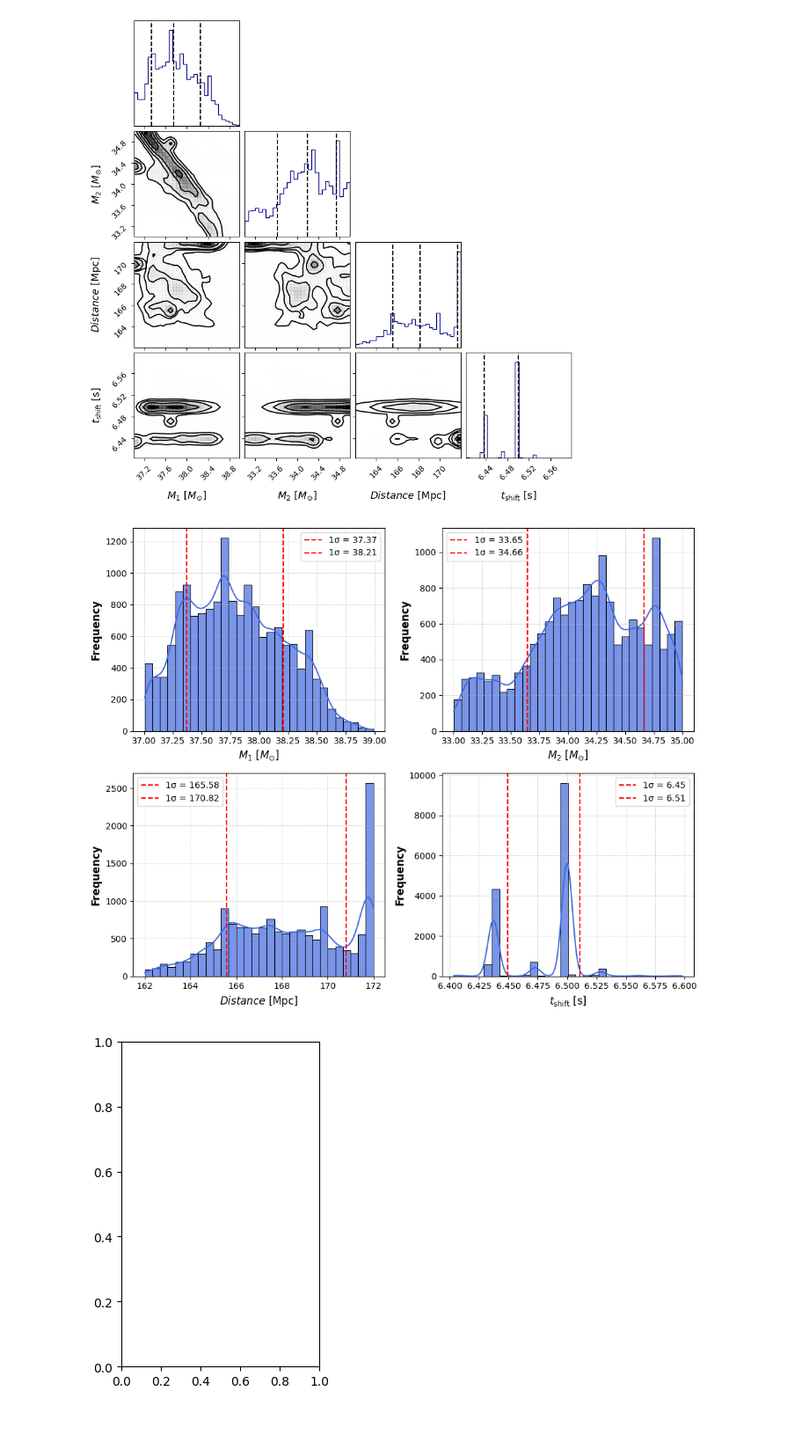
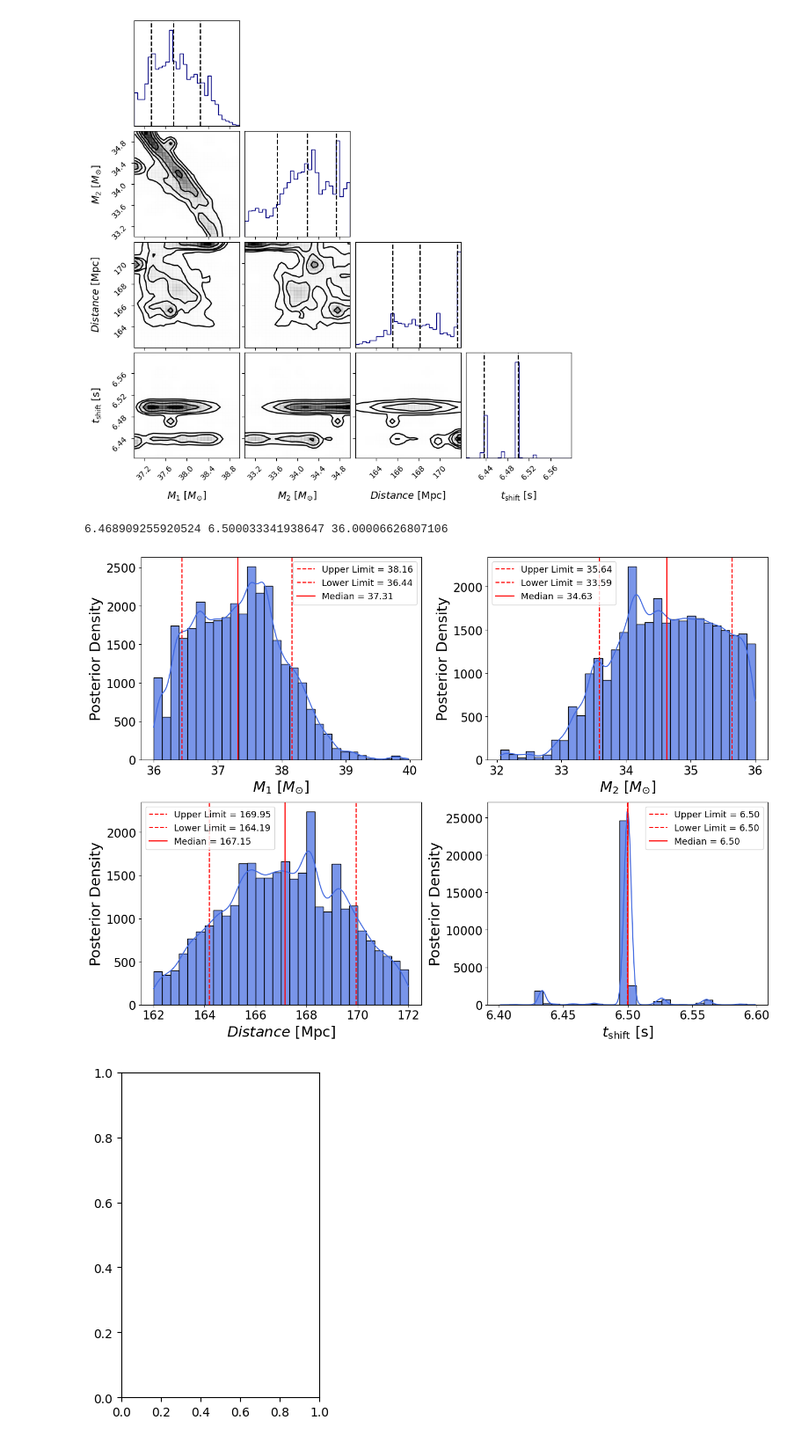
Before and after one commit to maxthebigcoda/astro-projects, a Jupyter notebook: parameter-estimation/unknown_data.ipynb, the cells around one changed output. Shown at 88% size. Drawn from its saved outputs; the diff is of its cells as text; code cells hidden in the pictures.

Commit message:
final notebook for unknown pre-generated gravitational wave data

```diff
--- a/parameter-estimation/unknown_data.ipynb
+++ b/parameter-estimation/unknown_data.ipynb
@@ -149,10 +149,10 @@ plt.plot(psd_interpolated)
 def log_prior(theta):
     M1,M2,D,time_shift = theta
 
-    if not(37 < M1 < 39):
+    if not(36 < M1 < 40):
         return - np.inf
 
-    if not(33 < M2 < 35):
+    if not(32 < M2 < 36):
         return -np.inf
 
     if not(162< D < 172):
@@ -242,9 +242,9 @@ ndim = 4
 
 # defining intitial array of guess (theta guesses)
 initial = np.empty((nwalkers, ndim))
-initial[:, 0] = np.random.uniform(37,39 , size=nwalkers)
+initial[:, 0] = np.random.uniform(36,40 , size=nwalkers)
 # initial[:, 1] = np.random.uniform(46, 50, size = nwalkers)#initial[:, 0])
-initial[:, 1] = np.random.uniform(33, 35,size = nwalkers)
+initial[:, 1] = np.random.uniform(32, 36,size = nwalkers)
 initial[:, 2] = np.random.uniform(162, 171, size=nwalkers)
 initial[:,3] = np.random.uniform(6.4,6.6, size = nwalkers)
 
@@ -260,10 +260,10 @@ initial[:,3] = np.random.uniform(6.4,6.6, size = nwalkers)
 sampler = emcee.EnsembleSampler(nwalkers, ndim, log_posterior, args=(data_final,psd_interpolated,delta_t,delta_f))#,moves= emcee.moves.StretchMove())
 
 #running the burn - in stage of the mcmc chain to allow the walker tp explore the space
-state = sampler.run_mcmc(initial, nsteps = 100,progress = True)
+state = sampler.run_mcmc(initial, nsteps = 1000,progress = True)
 sampler.reset()
 # running the mcmc
 
-nsteps = 10000
+nsteps = 1000
 sampler.run_mcmc(initial, nsteps,progress = True)
 # %% [output]
@@ -369,48 +421,52 @@ Corner plot saved as corner_plot.pdf
+# %%
+lower,upper,median = waterbucket_method(samples)
+
+print(lower,upper,median)
+# %% [output]
+6.468909255920524 6.500033341938647 36.00006626807106
 # %%
 import seaborn as sns
 # %%
 
-# Generate example data (4 different distributions)
 
-# Define custom x-axis labels for each histogram
 x_labels = [r"$M_{1}\ [M_{\odot}]$", r"$M_{2}\ [M_{\odot}]$", r"$Distance \ [\mathrm{Mpc}]$", r"$t_{\mathrm{shift}}\ [\mathrm{s}]$"]  # Customize as needed
 
-# Create figure and axes for a 2x2 grid
-fig, axes = plt.subplots(2, 2, figsize=(10, 8))
+fig, axes = plt.subplots(2, 2, figsize=(14, 10))
 axes = axes.flatten()
 
-# Plot histograms in a grid
 for i, ax in enumerate(axes):
     data = samples[:, i]
+    lower,upper,median = waterbucket_method(data)
+    lower = np.quantile(data,0.12)
+    upper = np.quantile(data,0.88)
     mean = np.mean(data)
     std = np.std(data)
     sigma_bounds = [mean - std, mean + std]
 
     sns.histplot(data, bins=30, kde=True, color='royalblue', edgecolor='black', alpha=0.7, ax=ax)
 
-    # Plot 1-sigma dashed lines
-    for bound in sigma_bounds:
-        ax.axvline(bound, color='red', linestyle='--', linewidth=1.5, label=f'1σ = {bound:.2f}')
 
-    # Set different x-axis labels
-    ax.set_xlabel(x_labels[i], fontsize=12, fontweight='bold')
+    # for bound in sigma_bounds:
+    #     ax.axvline(bound, color='red', linestyle='--', linewidth=1.5, label=f'Upper = {bound:.2f}')
 
-    # Formatting
-    ax.set_ylabel("Frequency", fontsize=12, fontweight='bold')
-    ax.tick_params(axis='both', which='major', labelsize=10)
+    ax.set_xlabel(x_labels[i], fontsize=21, fontweight='bold')
+    ax.axvline(upper, color='red', linestyle='--', linewidth=1.5, label=f'Upper Limit = {upper:.2f}')
+    ax.axvline(lower, color='red', linestyle='--', linewidth=1.5, label=f'Lower Limit = {lower:.2f}')
+    ax.axvline(median, color='red', linewidth=1.5, label=f'Median = {median :.2f}')
+
+    ax.set_ylabel("Posterior Density", fontsize=21)
+    ax.tick_params(axis='both', which='major', labelsize=17)
     ax.grid(True, linestyle='--', linewidth=0.5, alpha=0.7)
-    ax.legend()
-
-# Adjust layout
+    ax.legend(fontsize = 13)
+for ax in axes:
+    ax.grid(False)
 plt.tight_layout()
 
-# Save figure in high resolution
-plt.savefig("histogram_grid.png", dpi=300, bbox_inches='tight')
+plt.savefig("unknown_data_histograms.png", dpi=300, bbox_inches='tight')
 
-# Show plot
 plt.show()
 # %% [output]
-[figure, old version]
+[figure, new version]
 # %%
 # plt.hist(samples[1,0])
 
```
Also changed, not shown: parts of 4 cells of this notebook.
